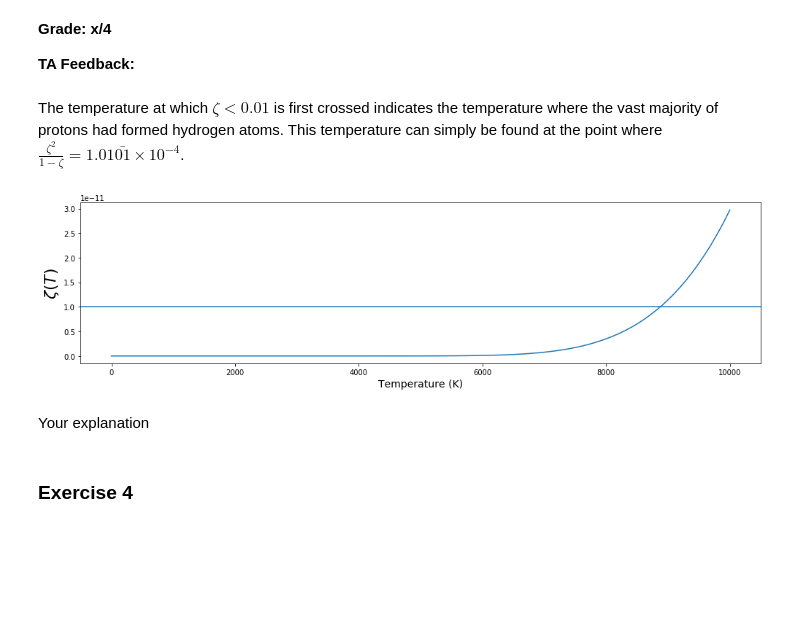
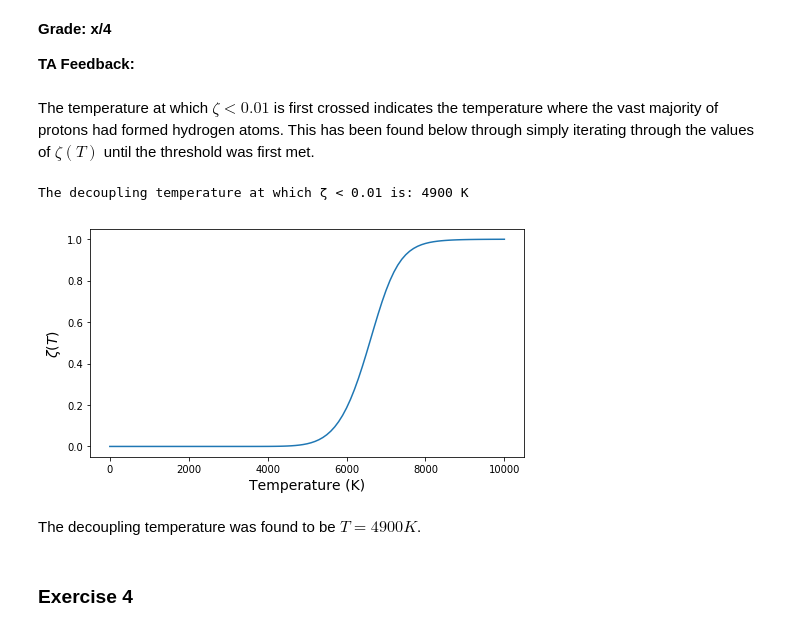
Before and after one commit to tmtenbrink/statfys, a Jupyter notebook: sf2.ipynb, the cells around one changed output. Cells and saved outputs as stored; diff of their text form; code cells hidden in the pictures; blank space fills up the shorter version.

```diff
--- a/sf2.ipynb
+++ b/sf2.ipynb
@@ -56,22 +56,25 @@ import matplotlib.pyplot as plt
 
 # Constants used
 pi = np.pi
-a0 = 0.529 # Angstrom
+a0 = 0.529e-10 # m
 hbar2_d_2me = 13.6 # eV a0^2
 gamma = hbar2_d_2me
 k_B = 8.617e-5 # eV K^-1 Boltzmann constant
 I = 13.6 # eV ionization potential of the hydrogen atom
 
-T_start = 0.01 # start at zero results in a divide_by_zero_error
+T_start = 0 # start at zero results in a divide_by_zero_error
 T_end = 10000
 T_step = 100
-T = np.arange(T_start, T_end+1, T_step)
+T = np.arange(T_start, T_end+T_step, T_step)
 
-ne2_d_nH = (2*pi*gamma*k_B*T)**(3/2)*np.exp(-I/(k_B*T))
+def saha(T):
+    return ((k_B*T)/(4*pi*gamma))**1.5 * np.exp(-I/(k_B*T))
 
-plt, ax = plt.subplots(figsize=(14,4))
+ne2_d_nH = saha(T)
+
+plt, ax = plt.subplots(figsize=(6,4))
 ax.plot(T, ne2_d_nH)
 ax.set_xlabel('Temperature (K)', fontsize=14)
-ax.set_ylabel(r'$n_e^2/n_H$ '+' $(m^{-3})$', fontsize=14) #Missing units
+ax.set_ylabel(r'$n_e^2/n_H$ '+' $(a0^{-3})$', fontsize=14) #Missing units
 plt.tight_layout()
 # %% [output]
@@ -113,13 +142,16 @@ import numpy as np
 import matplotlib.pyplot as plt
 
 # constants
-n0 = 1e17 #m^-3
+a0 =0.529e-10 #m
+n0 = 1e17*a0**3 #a0
 
-zeta = (1/n0)*ne2_d_nH
+f = saha(T)/n0
 
-plt, ax = plt.subplots(figsize=(14,4))
+zeta = (-f + np.sqrt(f ** 2 + 4 * f)) / 2
+
+plt, ax = plt.subplots(figsize=(7,4))
 ax.plot(T, zeta)
 ax.set_xlabel('Temperature (K)', fontsize=14)
-ax.set_ylabel(r'$\frac{\zeta^2}{1-\zeta}$', fontsize=22) #No units
+ax.set_ylabel('$\zeta(T)$', fontsize=14) #No units
 plt.tight_layout()
 # %% [output]
@@ -131,23 +163,31 @@ plt.tight_layout()
 
 **TA Feedback:**
 # %% [markdown]
-The temperature at which $\zeta < 0.01$ is first crossed indicates the temperature where the vast majority of protons had formed hydrogen atoms. This temperature can simply be found at the point where $\frac{\zeta^2}{1-\zeta} = 1.01\bar{01}\times 10^{-4}$.
+The temperature at which $\zeta < 0.01$ is first crossed indicates the temperature where the vast majority of protons had formed hydrogen atoms. This has been found below through simply iterating through the values of $\zeta(T)$ until the threshold was first met.
 # %%
 import matplotlib.pyplot as plt
 
-#for zeta << 1 we can approximate zeta(T) to be:
-zeta = np.sqrt((1/n0)*ne2_d_nH)
 
-plt, ax = plt.subplots(figsize=(14,4))
+Temperature = 0
+
+
+for i in range(0,len(T)):
+    if zeta[len(T)-1-i] <= 0.01:
+        Temperature += 10000-i*100
+        break
+
+print("The decoupling temperature at which ζ < 0.01 is: " +str(Temperature)+" K")
+
+plt, ax = plt.subplots(figsize=(7,4))
 ax.plot(T, zeta)
-ax.axhline(1e-11, 0, 10000)
 ax.set_xlabel('Temperature (K)', fontsize=14)
-ax.set_ylabel(r'$\zeta(T)$', fontsize=22) #No units
+ax.set_ylabel(r'$\zeta(T)$', fontsize=14) #No units
 plt.tight_layout()
 # %% [output]
+The decoupling temperature at which ζ < 0.01 is: 4900 K
-[figure, old version]
+[figure, new version]
-# %% [markdown]
-Your explanation
+# %% [markdown]
+The decoupling temperature was found to be $T = 4900 K$.
 # %% [markdown]
 ### Exercise 4
 # %% [markdown]
```
Also changed, not shown: parts of 9 cells of this notebook.
